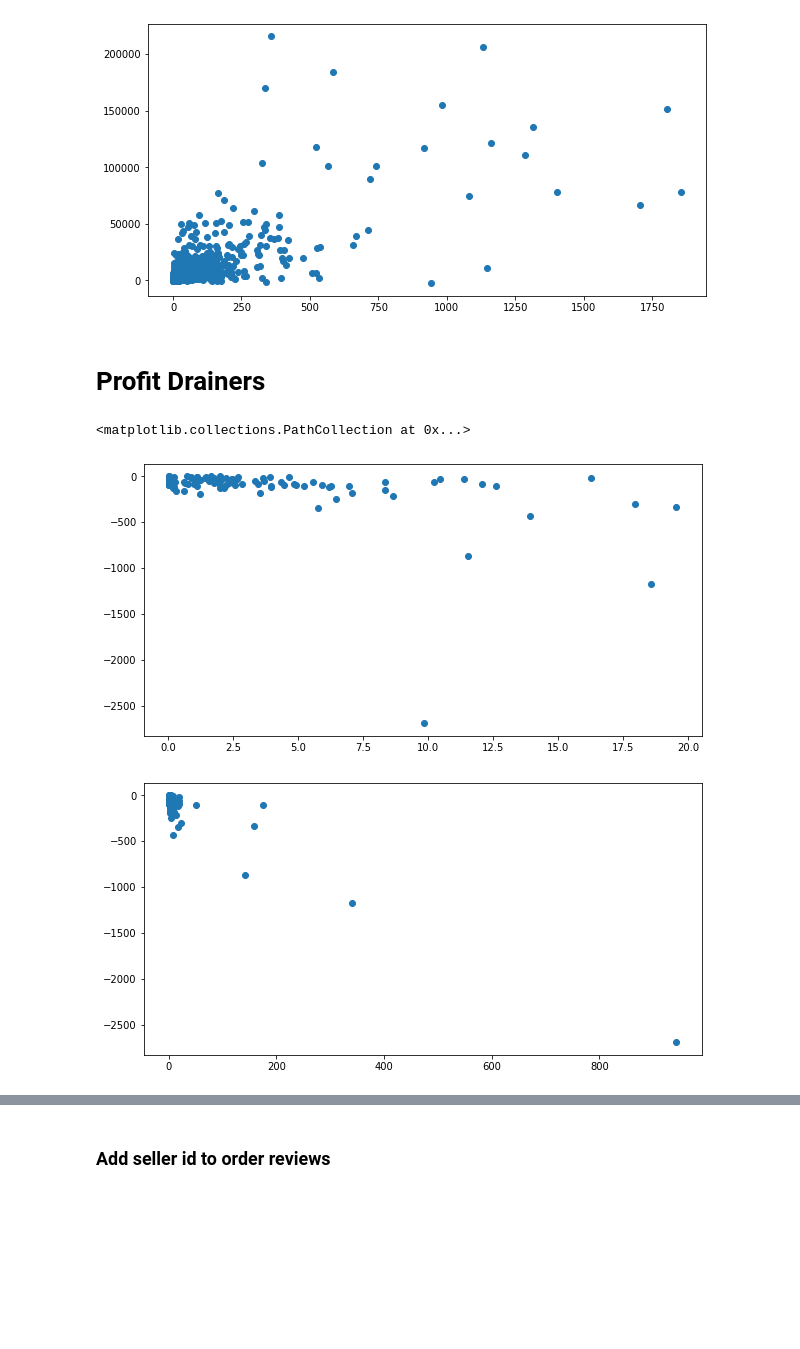
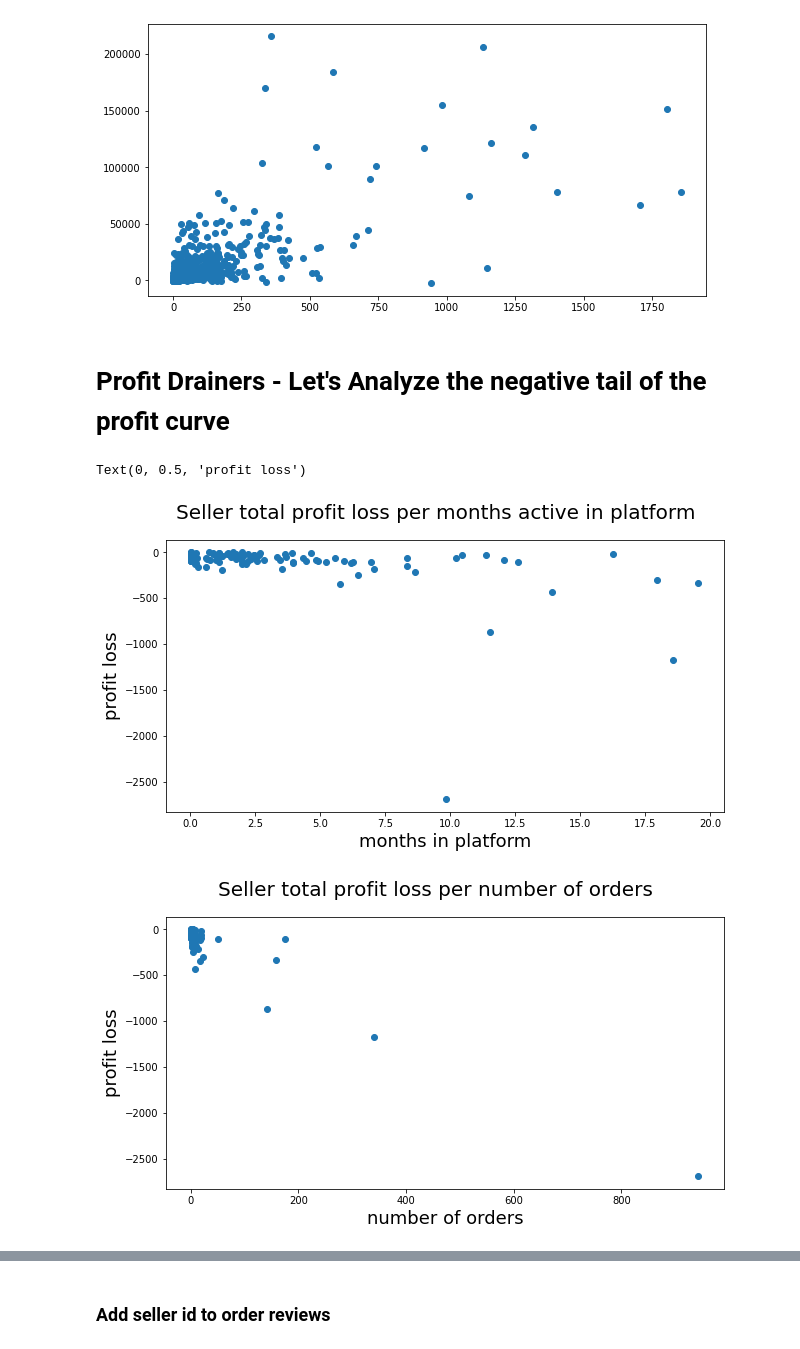
Before and after one commit to LouiseDantas/OLIST, a Jupyter notebook: olist_rev.ipynb, the cells around one changed output, grey strips where cells are left out. Saved outputs shown, nothing was run; the diff lists cells and outputs as text; code cells hidden in the pictures; blank space fills up the shorter version.

```diff
--- a/olist_rev.ipynb
+++ b/olist_rev.ipynb
@@ -79,16 +34,0 @@ seller['monthly_costs']=((seller['share_of_one_stars']*seller['n_orders']*100)+s
-# %%
-#calculating IT costs contribution     0.5MM=k*sqrt(total_orders)  for each seller: ITCost=k*sqrt(n_order)
-seller['monthly_costs_IT']=0
-#total cost
-totalcost=500000
-#sum square orders of Olist
-total_orders=(seller['n_orders']).sum()
-#calculating k
-k=totalcost/((total_orders)**0.5)
-# %%
-#calculating each seller cost
-seller['monthly_costs_IT']=((seller['n_orders']/total_orders)*totalcost)/(seller['months_of_sales'])
-# %%
-seller['monthly_profit']=seller['monthly_sales']-seller['monthly_costs']-seller['monthly_costs_IT']
-# %%
-seller['monthly_costs_total']=seller['monthly_costs']+seller['monthly_costs_IT']
@@ -157,14 +74,21 @@ ax3.scatter(sorted_sellers['n_orders'],sorted_sellers['cumm_profit'])
 # %% [markdown]
-# Profit Drainers
+# Profit Drainers - Let's Analyze the negative tail of the profit curve
 # %%
 negative_profit=sorted_sellers[sorted_sellers['cumm_profit']<0]
 # %%
-fig, ax1 = plt.subplots(figsize=(10,5))
+fig1, ax1 = plt.subplots(figsize=(10,5))
 ax1.scatter(negative_profit['months_of_sales'],negative_profit['cumm_profit'])
+fig1.suptitle('Seller total profit loss per months active in platform', fontsize=20)
+plt.xlabel('months in platform', fontsize=18)
+plt.ylabel('profit loss', fontsize=18)
 
-fig, ax2 = plt.subplots(figsize=(10,5))
+
+fig2, ax2 = plt.subplots(figsize=(10,5))
 ax2.scatter(negative_profit['n_orders'],negative_profit['cumm_profit'])
+fig2.suptitle('Seller total profit loss per number of orders', fontsize=20)
+plt.xlabel('number of orders', fontsize=18)
+plt.ylabel('profit loss', fontsize=18)
 # %% [output]
-<matplotlib.collections.PathCollection at 0x...>
+Text(0, 0.5, 'profit loss')
-[figure, old version]
+[figure, new version]
-[figure, old version]
+[figure, new version]
```
Also changed, not shown: parts of 42 cells of this notebook.
